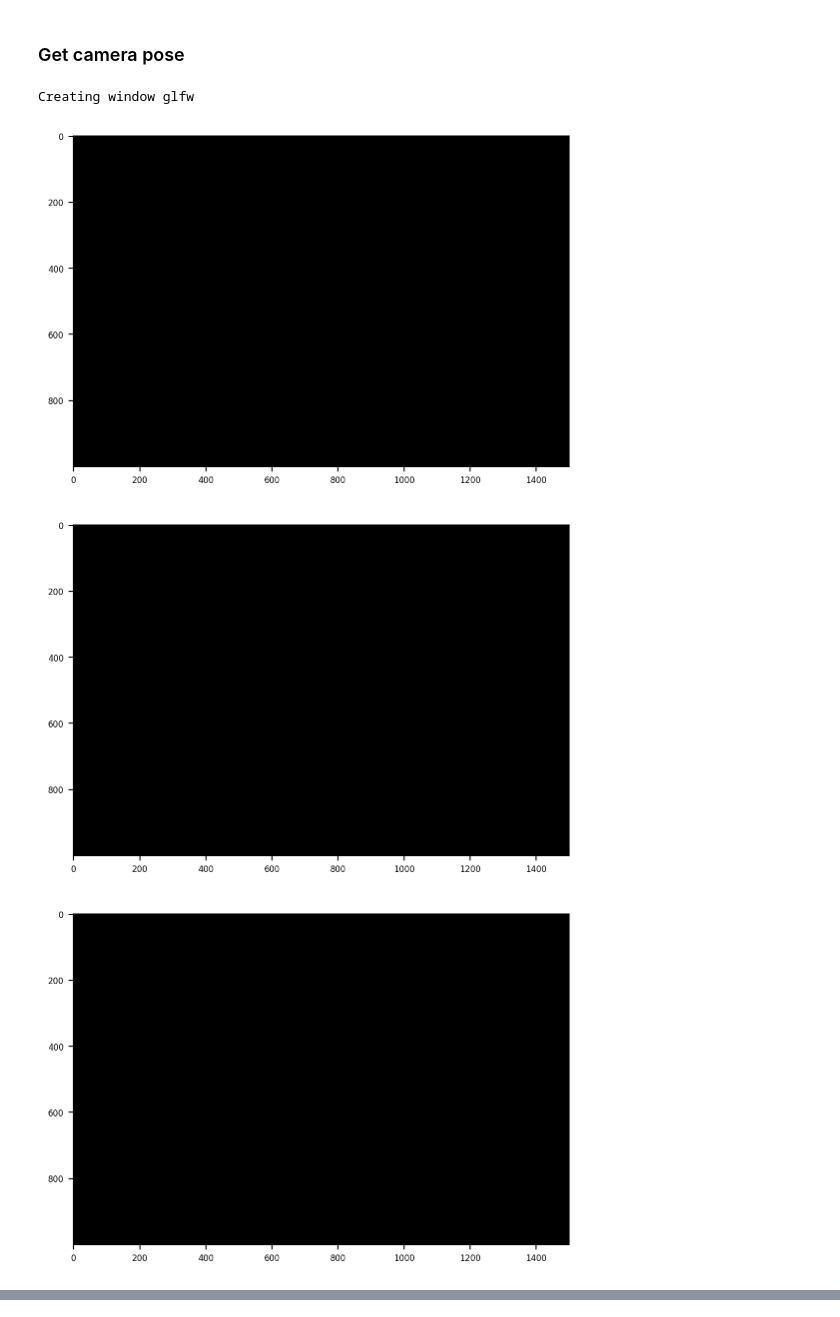
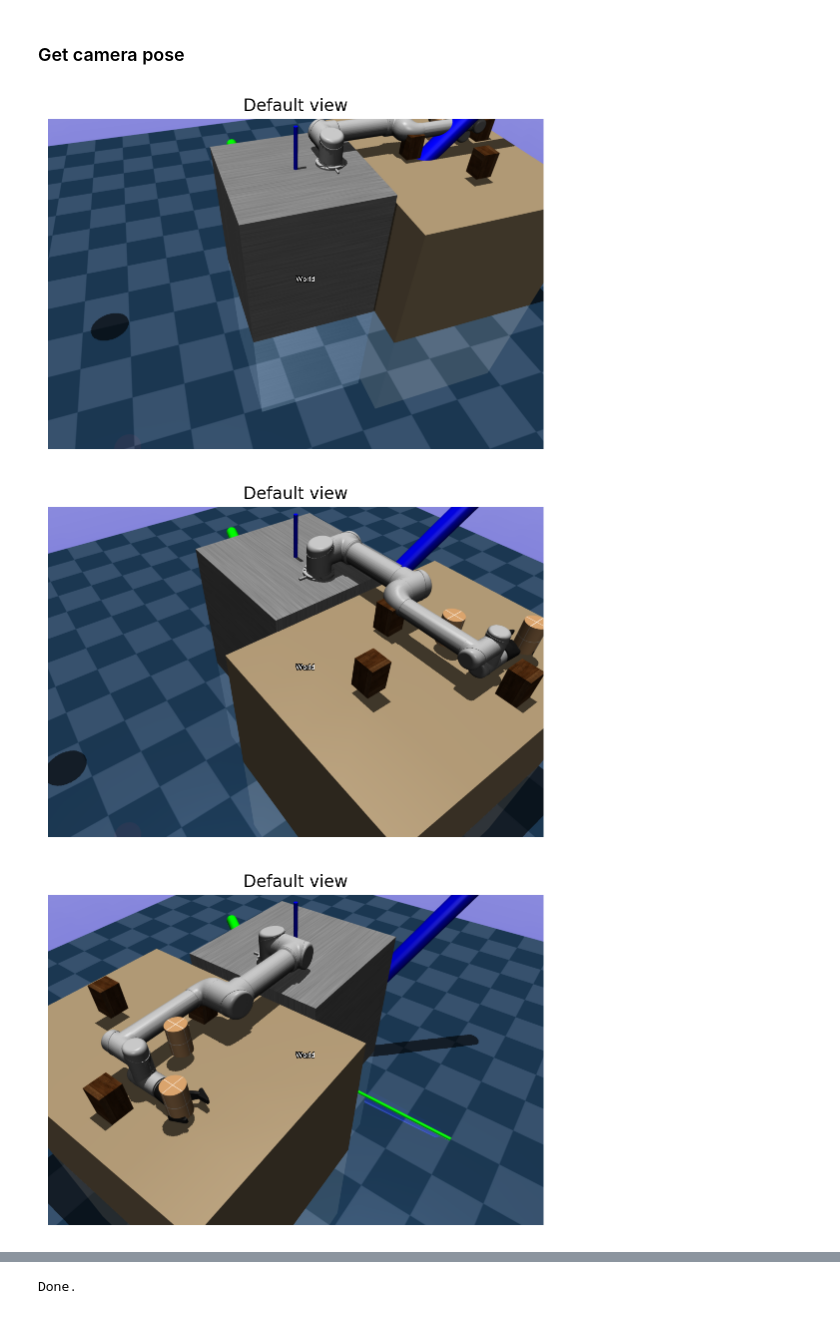
Before and after one commit to joonhyung-lee/mujoco-py-usage, a Jupyter notebook: code/demo_ur_02_apriltag.ipynb, the cells around one changed output, grey strips where cells are left out. Drawn from its saved outputs; the diff is of its cells as text; code cells hidden in the pictures.

Commit message:
change render, added (apriltag, calibration)

```diff
--- a/code/demo_ur_02_apriltag.ipynb
+++ b/code/demo_ur_02_apriltag.ipynb
@@ -40,7 +46,7 @@ width = 1500
 height = 1000
 
 for _ in range(2):
-    img = env.render_scene(mode='rgb_array', cam_infos=cam_infos, width=width, height=height, depth=False, camera_name="track")
+    img = env.render_scene(mode='rgb_array', cam_infos=cam_infos, width=width, height=height, depth_toggle=False, camera_name="track")
 
 plt.imshow(img); plt.axis('off')
 plt.title("Default view")
@@ -53,61 +59,68 @@ plt.show()
 render_w = 1500
 render_h = 1000
 
-env.init_viewer(window_width=0.5,window_height=0.5,
-                cam_azimuth=100.0,cam_distance=3.0,
-                cam_elevation=-22.0,cam_lookat=np.array([0.3,0.0,1.0]))
-
 # Render
-env.set_viewer(
-    cam_azimuth   = 0,
-    cam_distance  = 10,
-    cam_elevation = -45, # -90~+90
-    cam_lookat    = [0,0,0]
-)
+cam_infos = env.set_cam_infos(cam_azimuth   = 0,
+        cam_distance  = 2.5,
+        cam_elevation = -45, # -90~+90
+        cam_lookat    = [0,0,0]
+        )
 
 env.reset()
-max_tick = 5000
+max_tick = 5
 while env.tick < max_tick:
     # Update
     env.step()
 
     # Get camera info
-    if env.tick < 2000:
+    if env.tick < 5:
         vi = env.get_viewer_info()
         p_viewer = vi['cam_lookat']
         R_viewer = rpy2r(np.deg2rad([0,-vi['cam_elevation'],vi['cam_azimuth']]))
         T_viewer = pr2t(p_viewer,R_viewer)
         T_marker = T_viewer @ pr2t(np.array([-2,0,0]),np.eye(3)) # minus translate w.r.t. x
         p_marker,R_marker = t2pr(T_marker)
 
     # Plot coordinate
     env.add_marker_coordinate(
         p=[0,0,0],R=np.eye(3),axis_len=1.0,axis_width=0.01,label='World')
     env.add_marker_coordinate(
         p=p_viewer,R=R_viewer,axis_len=2,axis_width=0.05,label='')
     env.add_marker_sphere(
         p=p_marker,radius=0.1,rgba=[1,0,0,1])
 
     # Render
     tick_rate = env.tick / max_tick
-    MOVE_CAMERA = False
+    MOVE_CAMERA = True
     if MOVE_CAMERA:
-        env.set_viewer(
+        # env.set_viewer(
+        #     cam_azimuth   = 360.0*tick_rate,
+        #     cam_elevation = 0.0*tick_rate - 45
+        # )
+        cam_infos = env.set_cam_infos(
             cam_azimuth   = 360.0*tick_rate,
             cam_elevation = 0.0*tick_rate - 45
         )
+    # env.render()
 
-    # env.render()
-    for _ in range(10):
-        img = env.viewer.read_pixels(width=render_w,height=render_h, depth=False)
-    img = cv2.flip(cv2.rotate(img,cv2.ROTATE_180),1) # 0:up<->down, 1:left<->right
+    for _ in range(2):
+        img = env.render_scene(mode='rgb_array', cam_infos=cam_infos, width=width, height=height, depth_toggle=False, camera_name="track")
 
-    plt.imshow(img)
+    plt.imshow(img); plt.axis('off')
+    plt.title("Default view")
     plt.show()
 
+    del env.viewer._markers[:]
+
+    # for _ in range(10):
+    #     img = env.viewer.read_pixels(width=render_w,height=render_h, depth=False)
+    # img = cv2.flip(cv2.rotate(img,cv2.ROTATE_180),1) # 0:up<->down, 1:left<->right
+
+    # plt.imshow(img)
+    # plt.show()
+
 print ("Done.")
 # %% [output]
-Creating window glfw
-[figure, old version]
+[figure, new version]
-[figure, old version]
+[figure, new version]
-[figure, old version]
+[figure, new version]
@@ -122,0 +129 @@ Creating window glfw
+Done.
```
Also changed, not shown: parts of 4 cells of this notebook, 2 other files.
